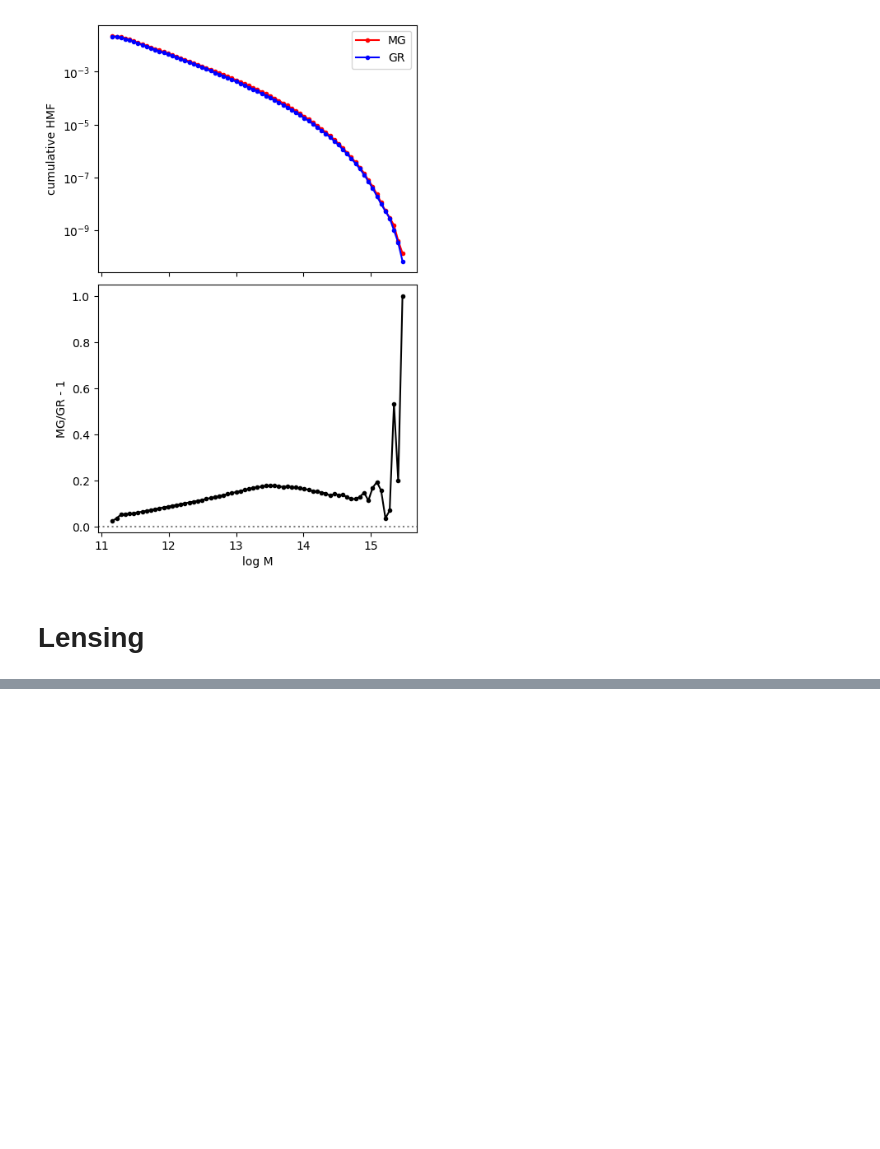
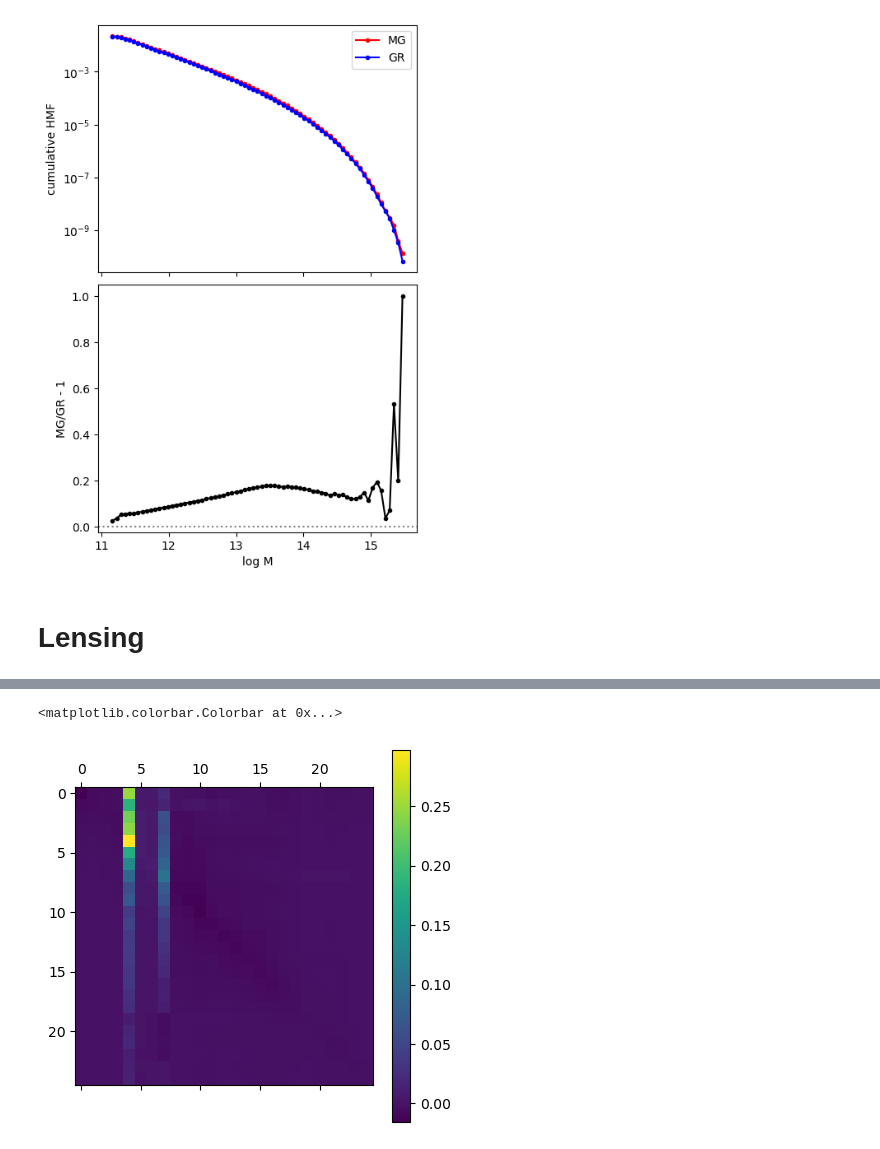
Before and after one commit to francaporaso/modified_gravity, a Jupyter notebook: tests.ipynb, the cells around one changed output, grey strips where cells are left out. Drawn from its saved outputs; the diff is of its cells as text; code cells hidden in the pictures; blank space fills up the shorter version.

Commit message:
update.. seguimos trabajando en lensing

```diff
--- a/tests.ipynb
+++ b/tests.ipynb
@@ -320,8 +293,3 @@ NDOTS   =                   10
-# %%
-with fits.open('profiles/Rv10-11/TEST_fR_rbin_0.fits') as f:
-    S['fR'] = f[1].data.Sigma.reshape(101,10)
-    DSt['fR'] = f[1].data.DSigma_T.reshape(101,10)
-    DSx['fR'] = f[1].data.DSigma_X.reshape(101,10)
 # %%
 def lenscat_load(Rv_min, Rv_max, z_min, z_max, rho1_min, rho1_max, rho2_min, rho2_max,
                  flag=2.0, lensname="voids_LCDM_09.dat",
@@ -395,0 +409,15 @@ plt.scatter(L_fr[1],np.sin(np.pi*L_fr[2]/180.0),
+# %%
+with fits.open('/home/fcaporaso/modified_gravity/lensing/profiles/Rv10-15/TEST_fR_rbin_0.fits') as f:
+    p = f[1].data
+# %%
+covS = cov_matrix(p.Sigma.reshape(101,25)[1:])
+# %%
+S = p.Sigma.reshape(101,25)[0]
+R = p.Rp.reshape(101,25)[0]
+eS = np.sqrt(np.diag(covS))
+# %%
+plt.matshow(covS/S)
+plt.colorbar()
+# %% [output]
+<matplotlib.colorbar.Colorbar at 0x...>
+[figure, added]
```
Also changed, not shown: parts of 17 cells of this notebook.
